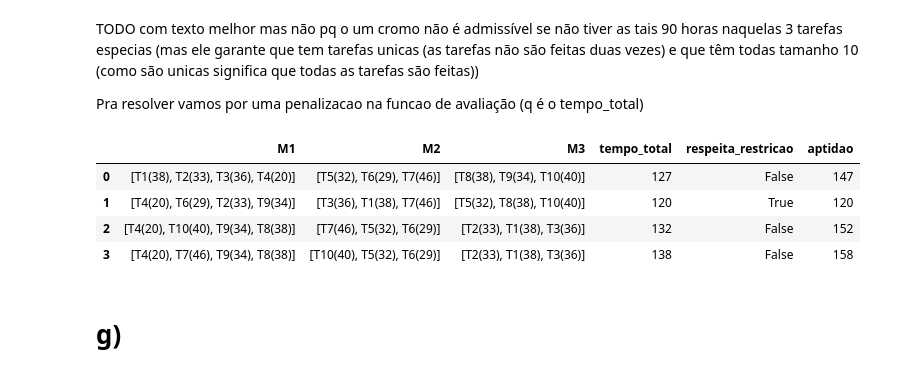
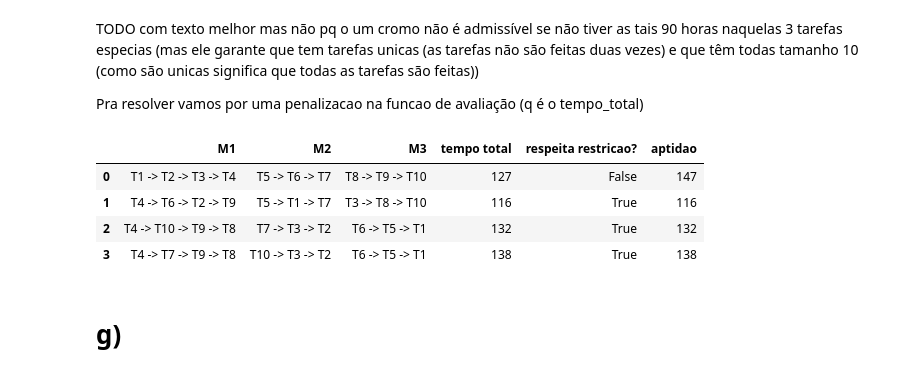
Before and after one commit to kardecallan566/Trab_grup_OH, a Jupyter notebook: notebooks/main.ipynb, the cells around one changed output. Drawn from its saved outputs; the diff is of its cells as text; code cells hidden in the pictures.

```diff
--- a/notebooks/main.ipynb
+++ b/notebooks/main.ipynb
@@ -337,7 +255,8 @@ def fromCromo(cromo: list[int]) -> Permutation:
 **Operador de crossover**
 # %%
 # ERO
-def crossover(pai: list[int], mae:list[int], log = False) -> list[int]:
+def crossover(pai: list[int], mae: list[int], log=False, seed=None) -> list[int]:
+  if seed is not None: set_seed(seed)
   # selecionar aleatoriamente uma ligacao entre 2 genes, entre os pais, e adicionar a um novo filho
   filho = []
   nao_escolhidos = set(pai)
@@ -345,10 +264,13 @@ def crossover(pai: list[int], mae:list[int], log = False) -> list[int]:
   # 1º escolher um ponto de partida aleatorio
   ponto_partida = current = random.choice([pai[0], mae[0]])
   # 2º fazer as matrizes de adjacencia (incluindo os ultimos)
-  pai_adj = {pai[i]: {pai[i-1], pai[(i+1)%len(pai)]} for i in range(len(pai))}
-  mae_adj = {mae[i]: {mae[i-1], mae[(i+1)%len(mae)]} for i in range(len(mae))}
+  pai_adj = {pai[i]: {pai[i - 1], pai[(i + 1) % len(pai)]} for i in range(len(pai))}
+  mae_adj = {mae[i]: {mae[i - 1], mae[(i + 1) % len(mae)]} for i in range(len(mae))}
   # 3º fazer uniao das matrizes de adjacencia
   adj = {i: pai_adj[i] | mae_adj[i] for i in pai_adj}
+  if log:
+    print("Adjacencias:")
+    pp(adj)
   # 4º fazer o filho
   while len(nao_escolhidos) > 1:
     if log: print("Não escolhidos:", nao_escolhidos)
@@ -368,9 +290,9 @@ def crossover(pai: list[int], mae:list[int], log = False) -> list[int]:
   # adicionar o filho que falta
   filho.append(nao_escolhidos.pop())
   return filho
-cruzamento = crossover# exemplo
 
-seed(1)
-filho = crossover(heuristica.as_cromo(), primeiro.as_cromo(), log=True)
-filho
+cruzamento = crossover
+# exemplo
+filho1 = cruzamento(heur_resultado, primeiro, log=True, seed=1)
+filho1
 # %% [output]
@@ -435,29 +357,28 @@ TODO com texto melhor mas não pq o um cromo não é admissível se não tiver a
 
 Pra resolver vamos por uma penalizacao na funcao de avaliação (q é o tempo_total)
 # %%
-def aptidaoFunc(perm: list[int] | Permutation, penalizacao = 20):
-  if not isinstance(perm, Permutation): perm = fromCromo(cromo)
-  will_be_penalized = not respeitaRestricao(perm.horario, restricao)
-  return perm.horario.tempoTotal + (penalizacao if will_be_penalized else 0)
+def aptidao(crom: cromossoma, penalizao=20) -> int:
+  # A aptidao equivale ao tempo total de execução do cromossomo, mais penalizacao
+  rest = cromo_respeita_restricao(crom)
+  return get_tempo_total(crom) + (0 if rest else penalizao)
 
-def create_df_updated(permutations: list[Permutation] | Permutation, *args):
-  if isinstance(permutations, Permutation): return create_df([permutations, *args])
+def cromos_to_df_updated(*cromos: cromossoma) -> pd.DataFrame:
+  # same as the one above but sem respeita unique (q é garantido) e com apitdao
   return pd.DataFrame({
-    "M1": [p.maquinas[0].tarefas for p in permutations],
-    "M2": [p.maquinas[1].tarefas for p in permutations],
-    "M3": [p.maquinas[2].tarefas for p in permutations],
-    "tempo_total": [p.horario.tempoTotal for p in permutations],
-    "respeita_restricao": [respeitaRestricao(p.horario, restricao) for p in permutations],
-    "aptidao": [aptidaoFunc(p) for p in permutations]
+    "M1": [" -> ".join([f"T{i}" for i in c[:4]]) for c in cromos],
+    "M2": [" -> ".join([f"T{i}" for i in c[4:7]]) for c in cromos],
+    "M3": [" -> ".join([f"T{i}" for i in c[7:]]) for c in cromos],
+    "tempo total": [get_tempo_total(c) for c in cromos],
+    "respeita restricao?": [cromo_respeita_restricao(c) for c in cromos],
+    "aptidao": [aptidao(c) for c in cromos]
   })
-create_df = create_df_updated # dangerous, remove if its making problems
-# exemploo
-create_df([primeiro, heuristica, fromCromo(filho), fromCromo(mut)])
+
+cromos_to_df_updated(primeiro, heur_resultado, filho1, filho_mut)
 # %% [output]
-|  | M1 | M2 | M3 | tempo_total | respeita_restricao | aptidao |
-| 0 | [T1(38), T2(33), T3(36), T4(20)] | [T5(32), T6(29), T7(46)] | [T8(38), T9(34), T10(40)] | 127 | False | 147 |
-| 1 | [T4(20), T6(29), T2(33), T9(34)] | [T3(36), T1(38), T7(46)] | [T5(32), T8(38), T10(40)] | 120 | True | 120 |
-| 2 | [T4(20), T10(40), T9(34), T8(38)] | [T7(46), T5(32), T6(29)] | [T2(33), T1(38), T3(36)] | 132 | False | 152 |
-| 3 | [T4(20), T7(46), T9(34), T8(38)] | [T10(40), T5(32), T6(29)] | [T2(33), T1(38), T3(36)] | 138 | False | 158 |
+|  | M1 | M2 | M3 | tempo total | respeita restricao? | aptidao |
+| 0 | T1 -> T2 -> T3 -> T4 | T5 -> T6 -> T7 | T8 -> T9 -> T10 | 127 | False | 147 |
+| 1 | T4 -> T6 -> T2 -> T9 | T5 -> T1 -> T7 | T3 -> T8 -> T10 | 116 | True | 116 |
+| 2 | T4 -> T10 -> T9 -> T8 | T7 -> T3 -> T2 | T6 -> T5 -> T1 | 132 | True | 132 |
+| 3 | T4 -> T7 -> T9 -> T8 | T10 -> T3 -> T2 | T6 -> T5 -> T1 | 138 | True | 138 |
 # %% [markdown]
 # g)
```
Also changed, not shown: parts of 37 cells of this notebook, 3 other files.
